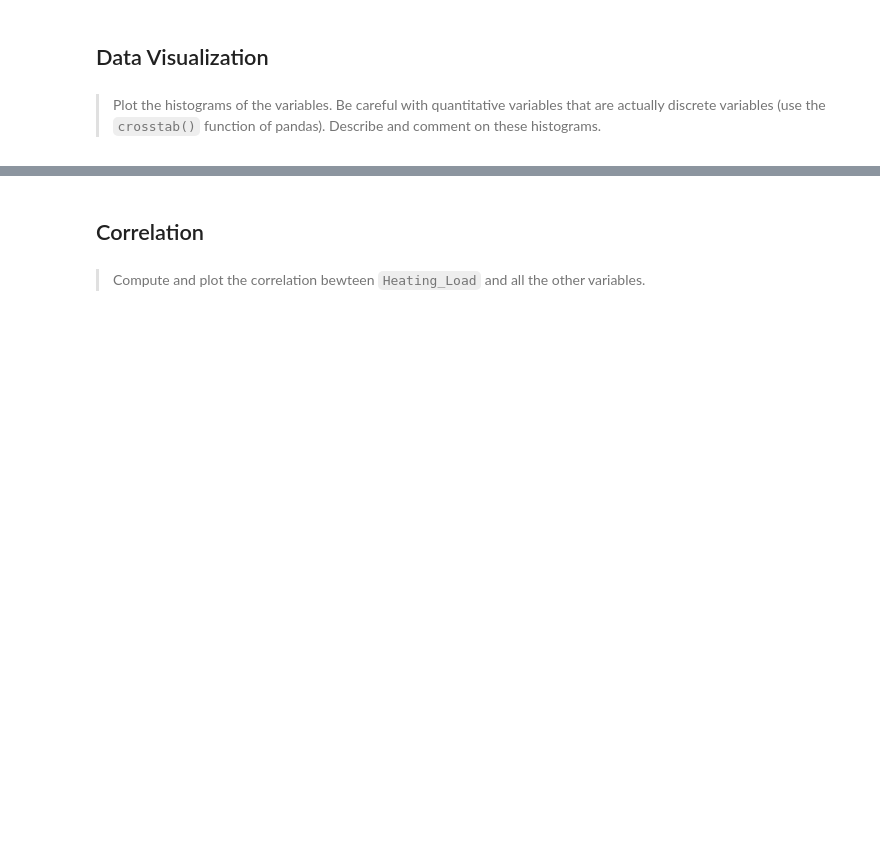
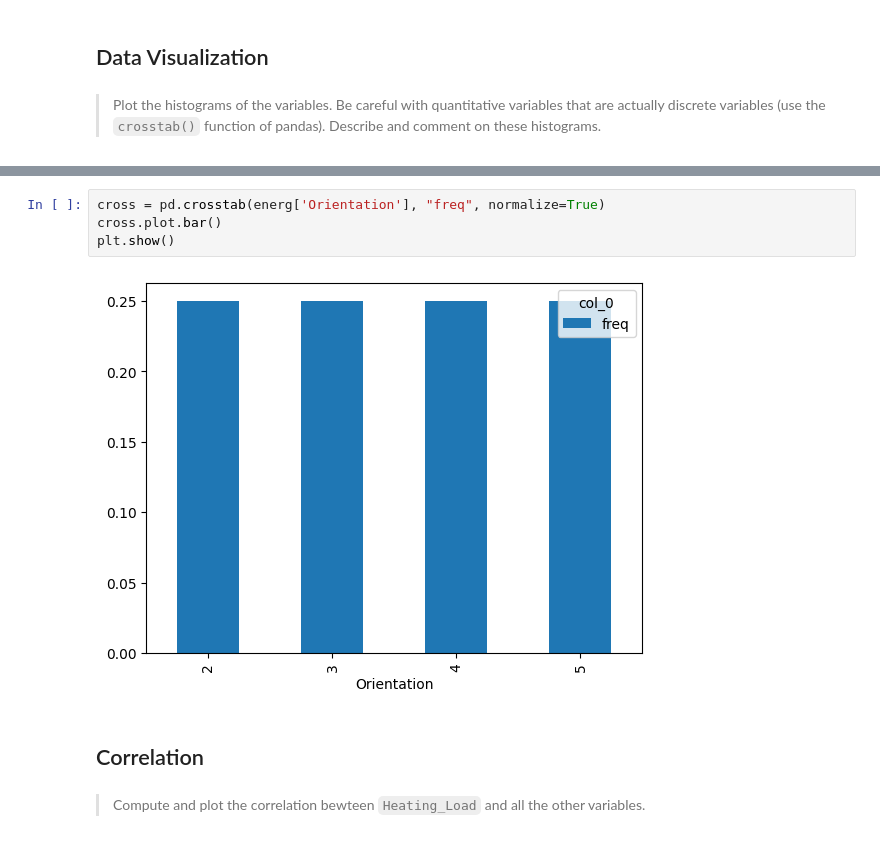
Before and after one commit to remidupuis/mimi_master, a Jupyter notebook: STASC/class2/RegLin_Energy_Efficiency_student.ipynb, the cells around one changed output, grey strips where cells are left out. Drawn from its saved outputs; the diff is of its cells as text; blank space fills up the shorter version.

```diff
--- a/STASC/class2/RegLin_Energy_Efficiency_student.ipynb
+++ b/STASC/class2/RegLin_Energy_Efficiency_student.ipynb
@@ -110,3 +147,9 @@ dtype: int64
+# %%
+cross = pd.crosstab(energ['Orientation'], "freq", normalize=True)
+cross.plot.bar()
+plt.show()
+# %% [output]
+[figure, added]
 # %% [markdown]
 ## Correlation
 # %% [markdown]
```
Also changed, not shown: parts of 20 cells of this notebook, 6 other files.
